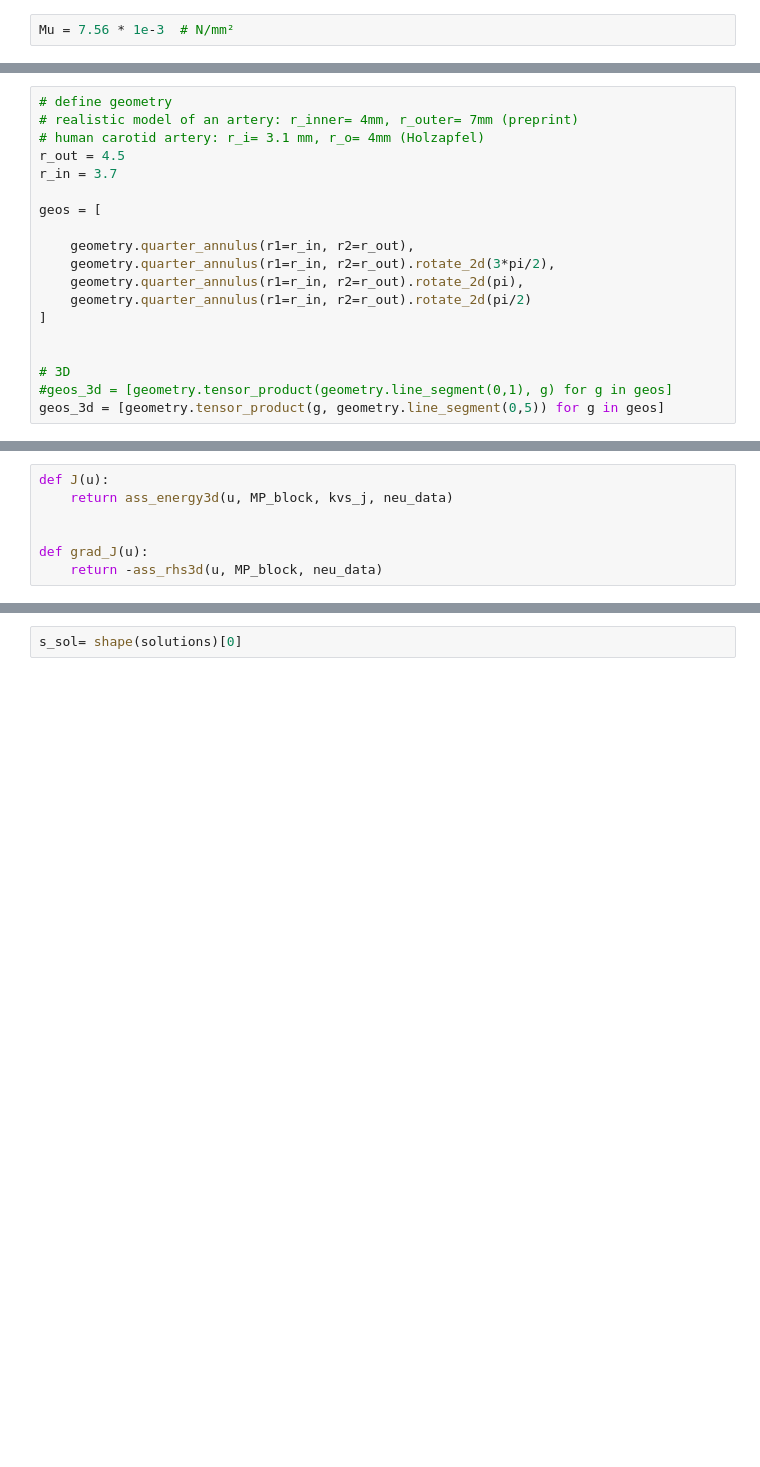
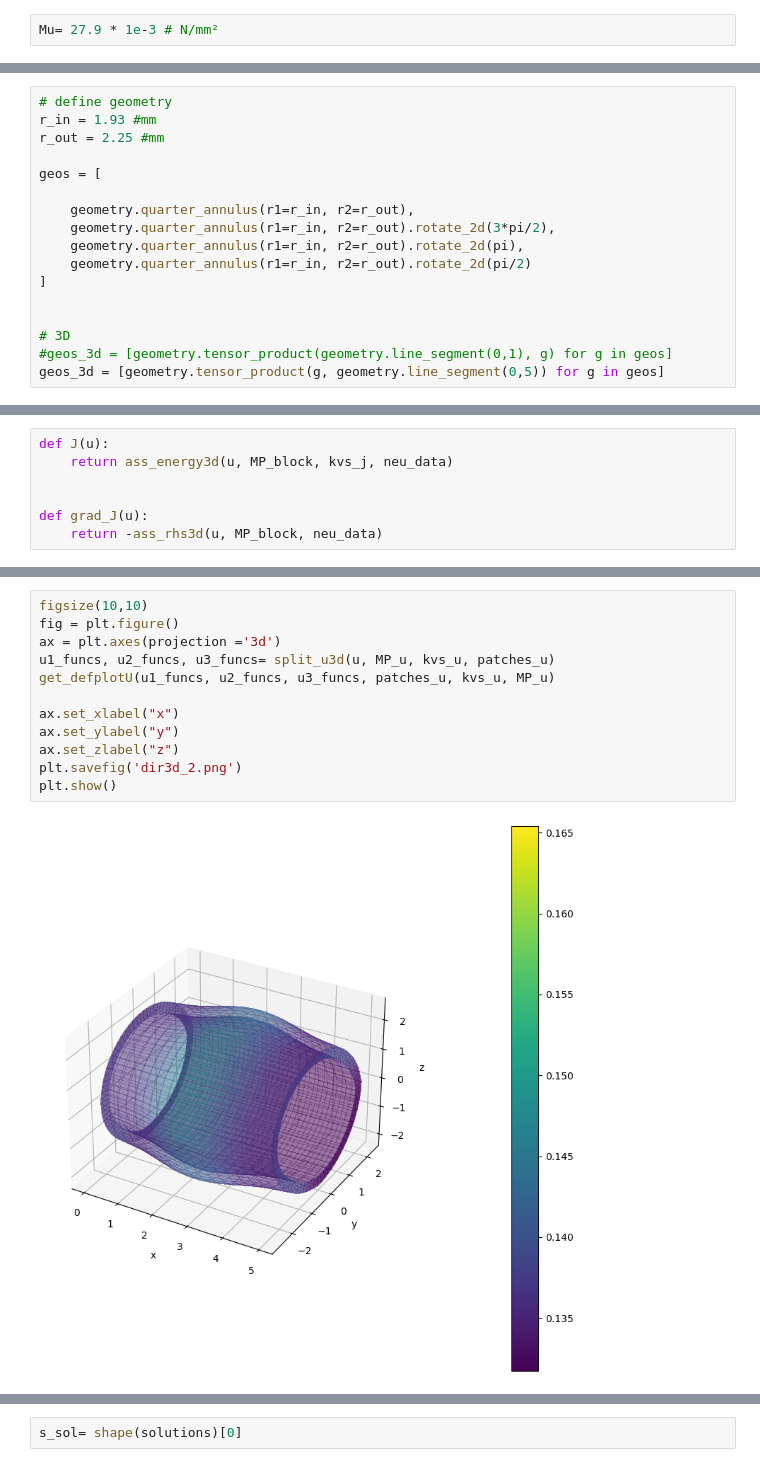
Before and after one commit to mh-0456/pyiga, a Jupyter notebook: notebooks/nonlinear_loading_artery3D_DC2.ipynb, the cells around one changed output, grey strips where cells are left out. Saved outputs shown, nothing was run; the diff lists cells and outputs as text; blank space fills up the shorter version.

```diff
--- a/notebooks/nonlinear_loading_artery3D_DC2.ipynb
+++ b/notebooks/nonlinear_loading_artery3D_DC2.ipynb
@@ -39,7 +38,7 @@ n_el = (4, 2, 2)  # number of elements in x, y, z direction, isotropic material
 kvs_u = tuple(bspline.make_knots(p, 0.0, 1.0, n, mult=multi) for n in n_el) # or : mult=2
 m_u = tuple(kv.numdofs for kv in kvs_u)
 # %%
-Mu = 7.56 * 1e-3  # N/mm²
+Mu= 27.9 * 1e-3 # N/mm²
 # %%
 import numpy as np
 import matplotlib
@@ -144,10 +143,8 @@ def plot_geo(geo, grid=10, gridx=None, gridy=None, gridz= None,
         #plt.show()
 # %%
 # define geometry
-# realistic model of an artery: r_inner= 4mm, r_outer= 7mm (preprint)
-# human carotid artery: r_i= 3.1 mm, r_o= 4mm (Holzapfel)
-r_out = 4.5
-r_in = 3.7
+r_in = 1.93 #mm
+r_out = 2.25 #mm
 
 geos = [
 
@@ -576,0 +789,14 @@ get_defplotC(u, patches_u, kvs_u, MP_u)
+# %%
+figsize(10,10)
+fig = plt.figure()
+ax = plt.axes(projection ='3d')
+u1_funcs, u2_funcs, u3_funcs= split_u3d(u, MP_u, kvs_u, patches_u)
+get_defplotU(u1_funcs, u2_funcs, u3_funcs, patches_u, kvs_u, MP_u)
+
+ax.set_xlabel("x")
+ax.set_ylabel("y")
+ax.set_zlabel("z")
+plt.savefig('dir3d_2.png')
+plt.show()
+# %% [output]
+[figure, added]
```
Also changed, not shown: parts of 37 cells of this notebook, 13 other files.
